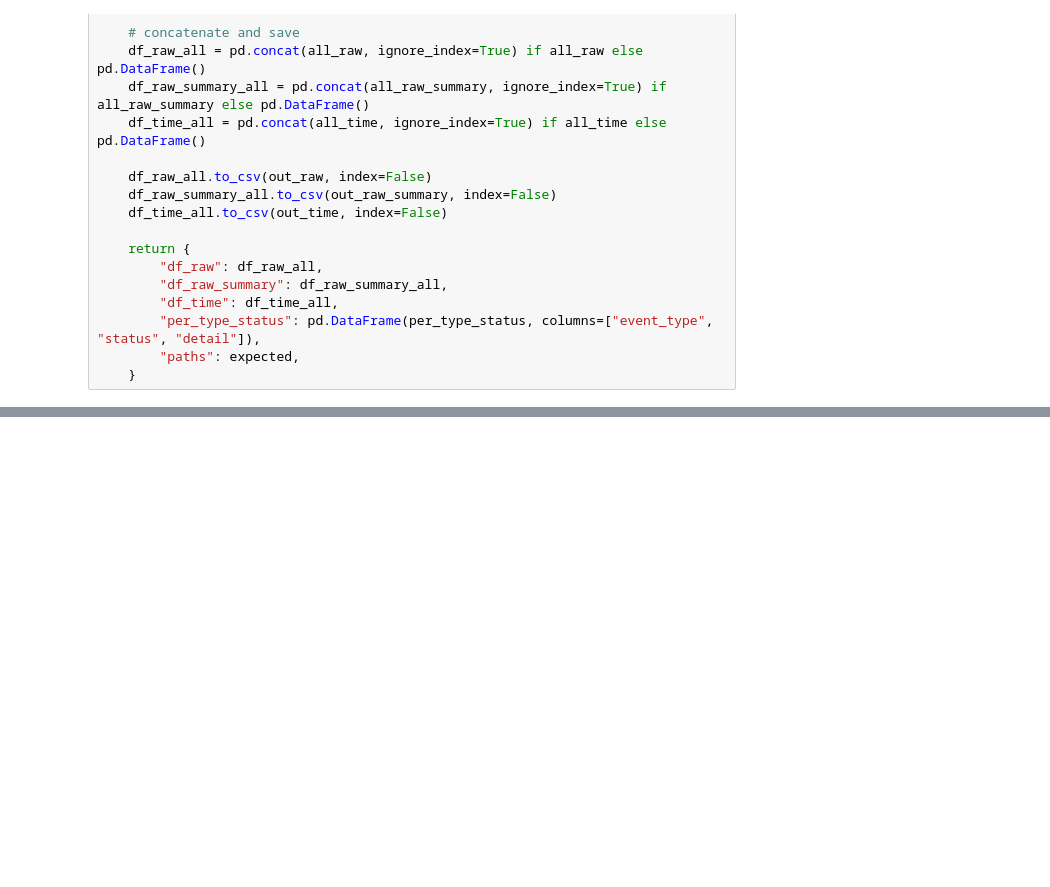
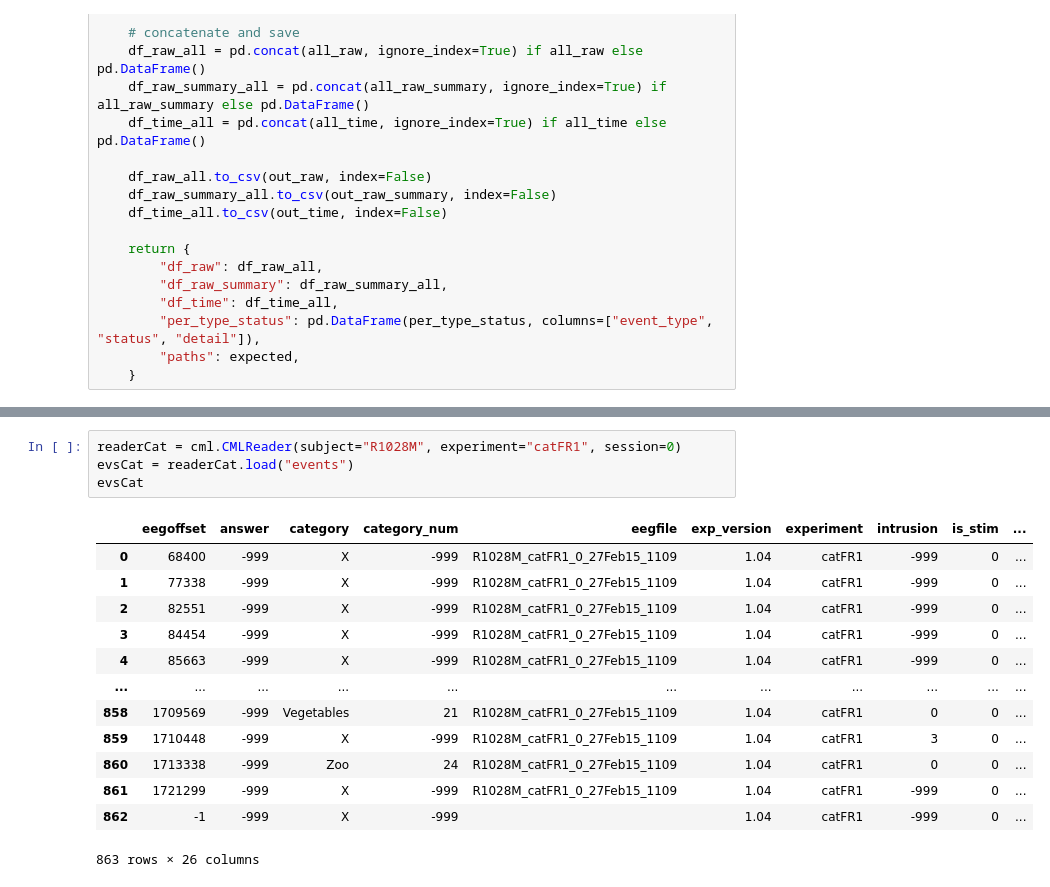
Before and after one commit to pennmem/EEGLoaderQualityCheck, a Jupyter notebook: OpenBIDS/ReportRawEEG.ipynb, the cells around one changed output, grey strips where cells are left out. Drawn from its saved outputs; the diff is of its cells as text; blank space fills up the shorter version.

```diff
--- a/OpenBIDS/ReportRawEEG.ipynb
+++ b/OpenBIDS/ReportRawEEG.ipynb
@@ -584,0 +460,18 @@ df_subset
+# %%
+readerCat = cml.CMLReader(subject="R1028M", experiment="catFR1", session=0)
+evsCat = readerCat.load("events")
+evsCat
+# %% [output]
+|  | eegoffset | answer | category | category_num | eegfile | exp_version | experiment | intrusion | is_stim | ... |
+| 0 | 68400 | -999 | X | -999 | R1028M_catFR1_0_27Feb15_1109 | 1.04 | catFR1 | -999 | 0 | ... |
+| 1 | 77338 | -999 | X | -999 | R1028M_catFR1_0_27Feb15_1109 | 1.04 | catFR1 | -999 | 0 | ... |
+| 2 | 82551 | -999 | X | -999 | R1028M_catFR1_0_27Feb15_1109 | 1.04 | catFR1 | -999 | 0 | ... |
+| 3 | 84454 | -999 | X | -999 | R1028M_catFR1_0_27Feb15_1109 | 1.04 | catFR1 | -999 | 0 | ... |
+| 4 | 85663 | -999 | X | -999 | R1028M_catFR1_0_27Feb15_1109 | 1.04 | catFR1 | -999 | 0 | ... |
+| ... | ... | ... | ... | ... | ... | ... | ... | ... | ... | ... |
+| 858 | 1709569 | -999 | Vegetables | 21 | R1028M_catFR1_0_27Feb15_1109 | 1.04 | catFR1 | 0 | 0 | ... |
+| 859 | 1710448 | -999 | X | -999 | R1028M_catFR1_0_27Feb15_1109 | 1.04 | catFR1 | 3 | 0 | ... |
+| 860 | 1713338 | -999 | Zoo | 24 | R1028M_catFR1_0_27Feb15_1109 | 1.04 | catFR1 | 0 | 0 | ... |
+| 861 | 1721299 | -999 | X | -999 | R1028M_catFR1_0_27Feb15_1109 | 1.04 | catFR1 | -999 | 0 | ... |
+| 862 | -1 | -999 | X | -999 |  | 1.04 | catFR1 | -999 | 0 | ... |
+863 rows × 26 columns
```
Also changed, not shown: parts of 17 cells of this notebook, 2 other files.
